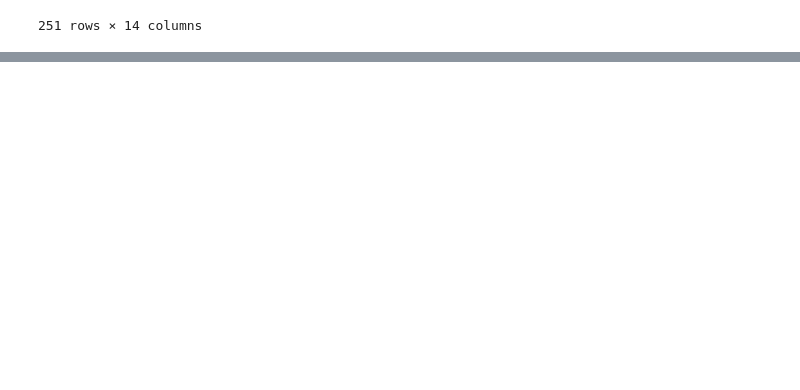
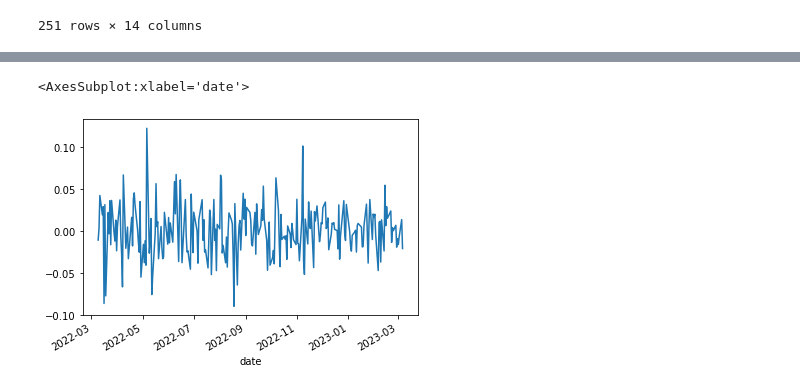
Before and after one commit to rahulakrish/portfolio_builder, a Jupyter notebook: notebook.ipynb, the cells around one changed output, grey strips where cells are left out. Cells and saved outputs as stored; diff of their text form; code cells hidden in the pictures; blank space fills up the shorter version.

```diff
--- a/notebook.ipynb
+++ b/notebook.ipynb
@@ -106,0 +120,2 @@ transform
+# %%
+oxy = enter_ticker('OXY')
@@ -106,0 +126,3 @@ transform
+# %%
+oxy_close = oxy[['close']]
+oxy_close
@@ -106,0 +144,3 @@ transform
+# %%
+oxy_close['pct_change'] = oxy_close['close'].pct_change(1)
+oxy_close
@@ -106,0 +167,5 @@ transform
+# %%
+oxy_close['pct_change'].plot()
+# %% [output]
+<AxesSubplot:xlabel='date'>
+[figure, added]
```
Also changed, not shown: parts of 19 cells of this notebook.
